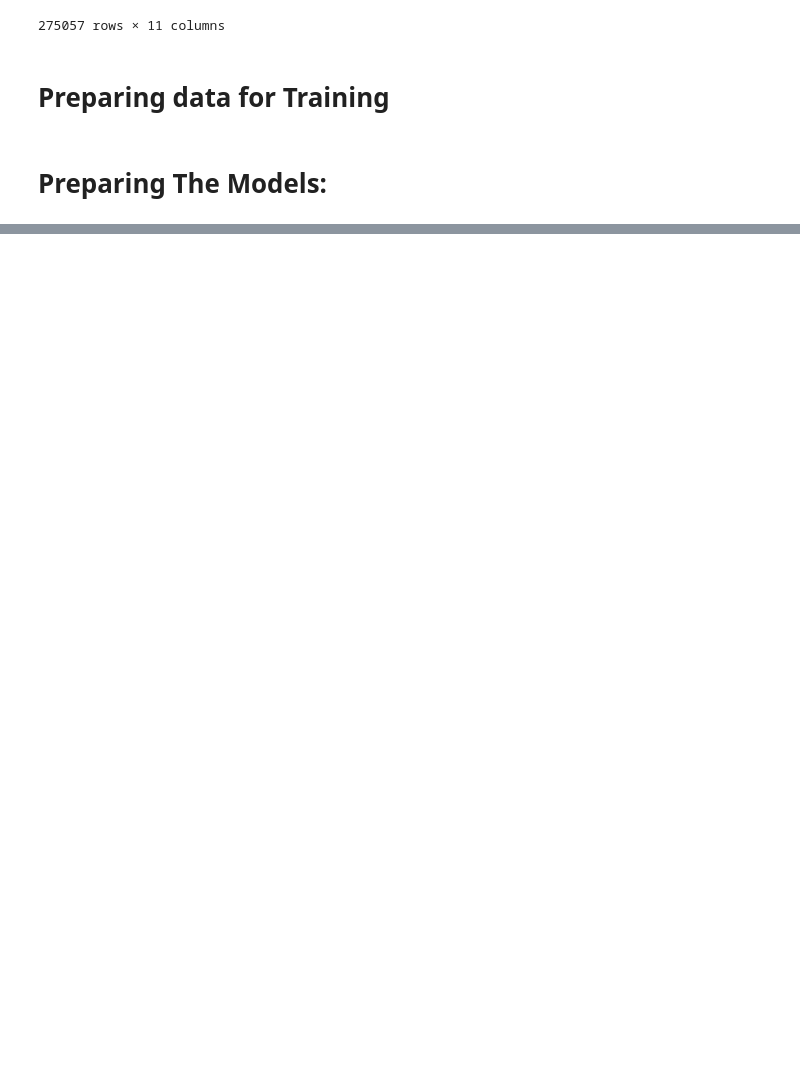
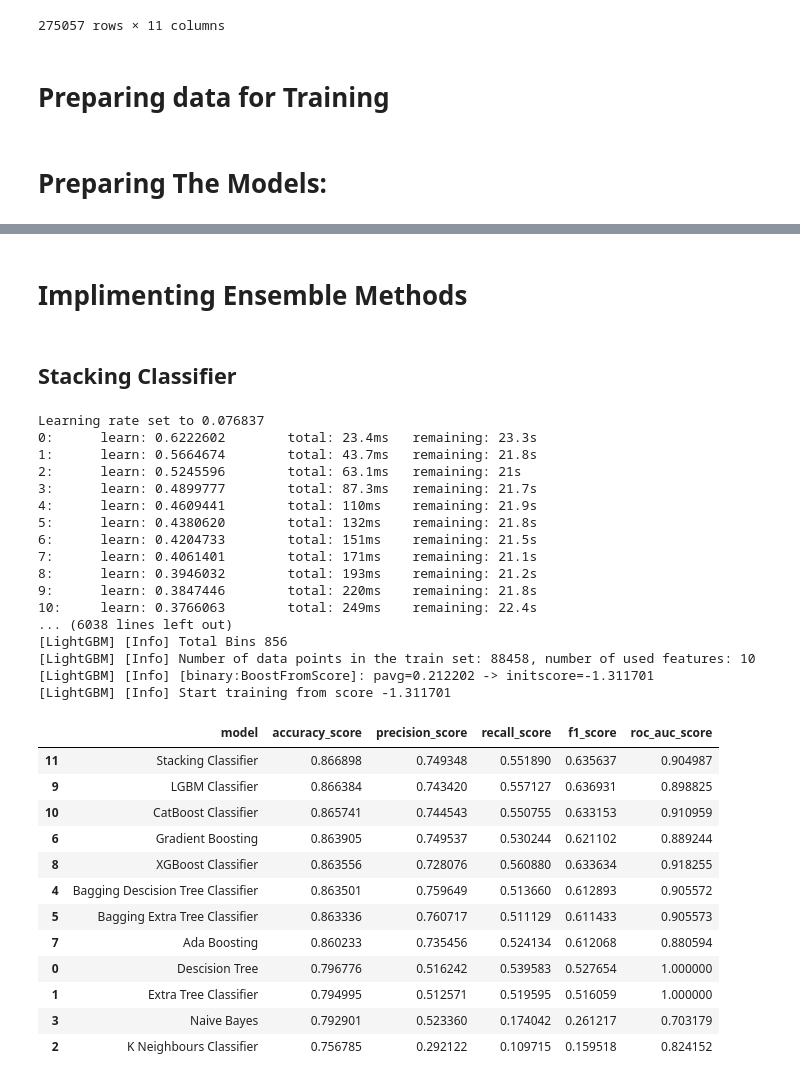
Before and after one commit to Archit2000/Data-Science-Practice, a Jupyter notebook: binary-classification-with-a-bank-churn-dataset/binary-classification-with-a-bank-churn-dataset.ipynb, the cells around one changed output, grey strips where cells are left out. Cells and saved outputs as stored; diff of their text form; code cells hidden in the pictures; blank space fills up the shorter version.

```diff
--- a/binary-classification-with-a-bank-churn-dataset/binary-classification-with-a-bank-churn-dataset.ipynb
+++ b/binary-classification-with-a-bank-churn-dataset/binary-classification-with-a-bank-churn-dataset.ipynb
@@ -310,0 +367,7 @@ AUC for validation set 4: 0.8833967651061759
+# %%
+Ada = AdaBoostClassifier()
+Ada.fit(X_train,y_train)
+predicted_value = Ada.predict(X_test)
+roc = roc_auc_score(y_train, Ada.predict_proba(X_train)[:, 1])
+
+model_metrics.loc[len(model_metrics.index)] = ['Ada Boosting', accuracy_score(y_test, predicted_value), precision_score(y_test, predicted_value),recall_score(y_test, predicted_value),f1_score(y_test, predicted_value),roc]
@@ -310,0 +391,7 @@ AUC for validation set 4: 0.8833967651061759
+# %%
+xgb = XGBClassifier()
+xgb.fit(X_train,y_train)
+predicted_value = xgb.predict(X_test)
+roc = roc_auc_score(y_train, xgb.predict_proba(X_train)[:, 1])
+
+model_metrics.loc[len(model_metrics.index)] = ['XGBoost Classifier', accuracy_score(y_test, predicted_value), precision_score(y_test, predicted_value),recall_score(y_test, predicted_value),f1_score(y_test, predicted_value),roc]
@@ -310,0 +474,47 @@ AUC for validation set 4: 0.8833967651061759
+# %% [markdown]
+# Implimenting Ensemble Methods
+# %% [markdown]
+## Stacking Classifier
+# %%
+base_models = [
+    ('catboost', CatBoostClassifier()),
+    ('lgbm',LGBMClassifier())
+
+]
+stacking_clf = StackingClassifier(estimators=base_models, final_estimator=LogisticRegression())
+stacking_clf.fit(X_train, y_train)
+predicted_value = stacking_clf.predict(X_test)
+roc = roc_auc_score(y_train, stacking_clf.predict_proba(X_train)[:, 1])
+
+model_metrics.loc[len(model_metrics.index)] = ['Stacking Classifier', accuracy_score(y_test, predicted_value), precision_score(y_test, predicted_value),recall_score(y_test, predicted_value),f1_score(y_test, predicted_value),roc]
+# %% [output]
+Learning rate set to 0.076837
+0:      learn: 0.6222602        total: 23.4ms   remaining: 23.3s
+1:      learn: 0.5664674        total: 43.7ms   remaining: 21.8s
+2:      learn: 0.5245596        total: 63.1ms   remaining: 21s
+3:      learn: 0.4899777        total: 87.3ms   remaining: 21.7s
+4:      learn: 0.4609441        total: 110ms    remaining: 21.9s
+5:      learn: 0.4380620        total: 132ms    remaining: 21.8s
+6:      learn: 0.4204733        total: 151ms    remaining: 21.5s
+7:      learn: 0.4061401        total: 171ms    remaining: 21.1s
+8:      learn: 0.3946032        total: 193ms    remaining: 21.2s
+9:      learn: 0.3847446        total: 220ms    remaining: 21.8s
+10:     learn: 0.3766063        total: 249ms    remaining: 22.4s
+... (6038 lines left out)
+[LightGBM] [Info] Total Bins 856
+[LightGBM] [Info] Number of data points in the train set: 88458, number of used features: 10
+[LightGBM] [Info] [binary:BoostFromScore]: pavg=0.212202 -> initscore=-1.311701
+[LightGBM] [Info] Start training from score -1.311701
+|  | model | accuracy_score | precision_score | recall_score | f1_score | roc_auc_score |
+| 11 | Stacking Classifier | 0.866898 | 0.749348 | 0.551890 | 0.635637 | 0.904987 |
+| 9 | LGBM Classifier | 0.866384 | 0.743420 | 0.557127 | 0.636931 | 0.898825 |
+| 10 | CatBoost Classifier | 0.865741 | 0.744543 | 0.550755 | 0.633153 | 0.910959 |
+| 6 | Gradient Boosting | 0.863905 | 0.749537 | 0.530244 | 0.621102 | 0.889244 |
+| 8 | XGBoost Classifier | 0.863556 | 0.728076 | 0.560880 | 0.633634 | 0.918255 |
+| 4 | Bagging Descision Tree Classifier | 0.863501 | 0.759649 | 0.513660 | 0.612893 | 0.905572 |
+| 5 | Bagging Extra Tree Classifier | 0.863336 | 0.760717 | 0.511129 | 0.611433 | 0.905573 |
+| 7 | Ada Boosting | 0.860233 | 0.735456 | 0.524134 | 0.612068 | 0.880594 |
+| 0 | Descision Tree | 0.796776 | 0.516242 | 0.539583 | 0.527654 | 1.000000 |
+| 1 | Extra Tree Classifier | 0.794995 | 0.512571 | 0.519595 | 0.516059 | 1.000000 |
+| 3 | Naive Bayes | 0.792901 | 0.523360 | 0.174042 | 0.261217 | 0.703179 |
+| 2 | K Neighbours Classifier | 0.756785 | 0.292122 | 0.109715 | 0.159518 | 0.824152 |
```
Also changed, not shown: parts of 50 cells of this notebook, 13 other files.
